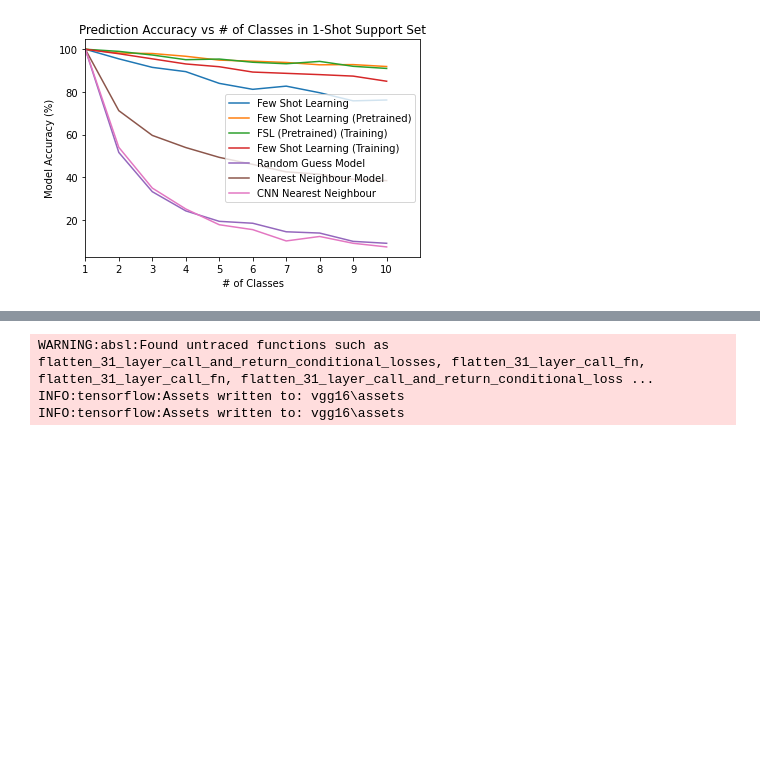
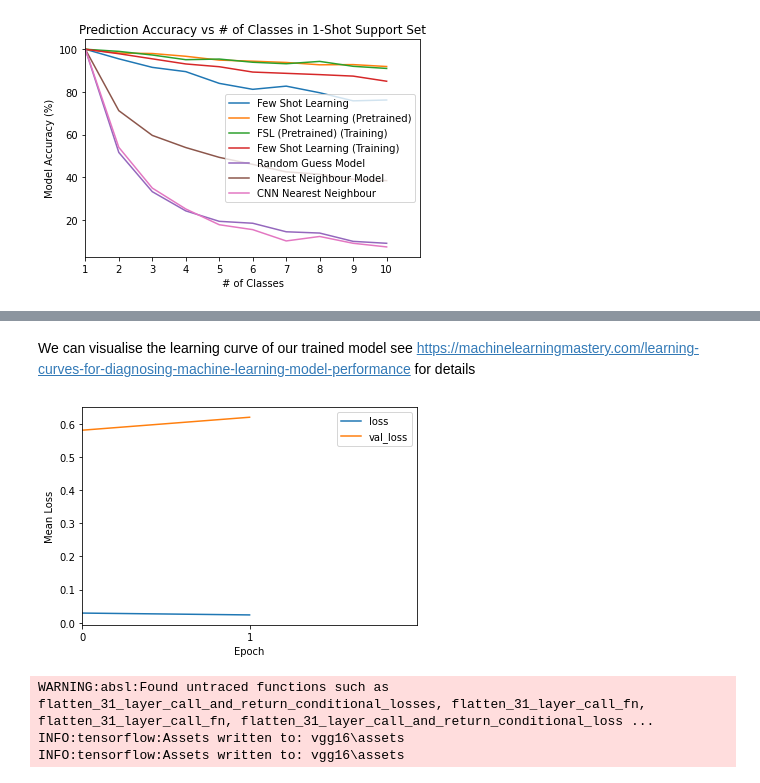
Before and after one commit to beetee17/few_shot_learning, a Jupyter notebook: keras-one-shot/omniglot.ipynb, the cells around one changed output, grey strips where cells are left out. Cells and saved outputs as stored; diff of their text form; code cells hidden in the pictures; blank space fills up the shorter version.

```diff
--- a/keras-one-shot/omniglot.ipynb
+++ b/keras-one-shot/omniglot.ipynb
@@ -1404,5 +915,7 @@ model.evaluate(x=[val_pairs[:,0], val_pairs[:,1]], y= val_labels)
 # %%
-BATCH_SIZE=64
-model.fit([train_pairs2[:,0], train_pairs2[:,1]], train_labels, batch_size=BATCH_SIZE, epochs=10, callbacks=[EarlyStoppingAtMinLoss(patience=0, val_inputs=val_inputs, val_labels=val_labels)])
+# for plotting metrics of our model's learning process
+hist = History()
+
+model.fit([train_pairs3[:,0], train_pairs3[:,1]], train_labels, batch_size=BATCH_SIZE, epochs=10, callbacks=[EarlyStoppingAtMinLoss(patience=0, val_inputs=val_inputs, val_labels=val_labels), hist])
 # %% [output]
 Epoch 1/10
@@ -1413,3 +937,22 @@ AttributeError: 'EarlyStoppingAtMinLoss' object has no attribute 'val_inputs'
+# %% [markdown]
+We can visualise the learning curve of our trained model
+see https://machinelearningmastery.com/learning-curves-for-diagnosing-machine-learning-model-performance for details
+# %%
+plt.figure()
+X = hist.history['epoch']
+for k, v in hist.history.items():
+    if k != 'epoch' and 'loss' in k:
+        plt.plot(X, v, label=k)
+
+plt.xlabel('Epoch')
+plt.xticks(X)
+plt.xlim(X[0], X[-1]+1)
+
+plt.ylabel('Mean Loss')
+plt.legend()
+plt.show()
+# %% [output]
+[figure, added]
 # %%
 model.save('vgg16')
 # %% [output]
```
Also changed, not shown: parts of 55 cells of this notebook.
